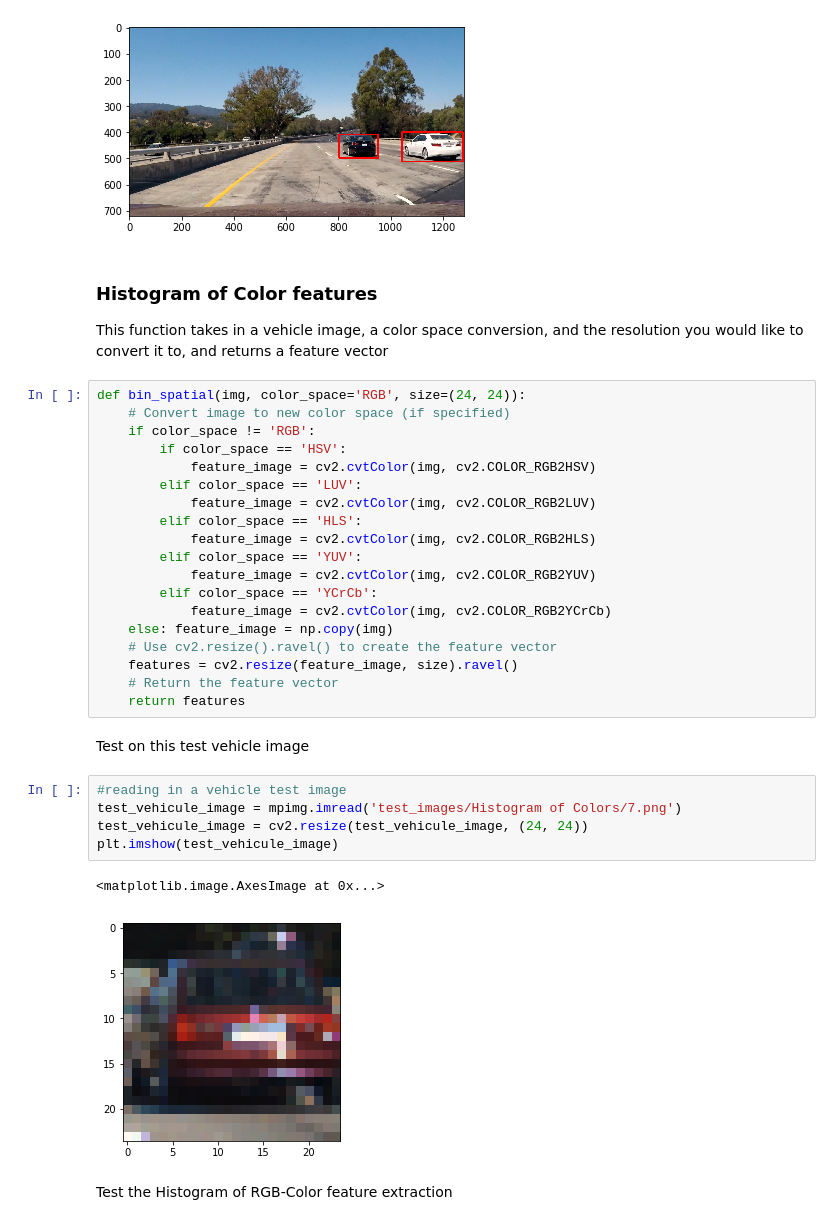
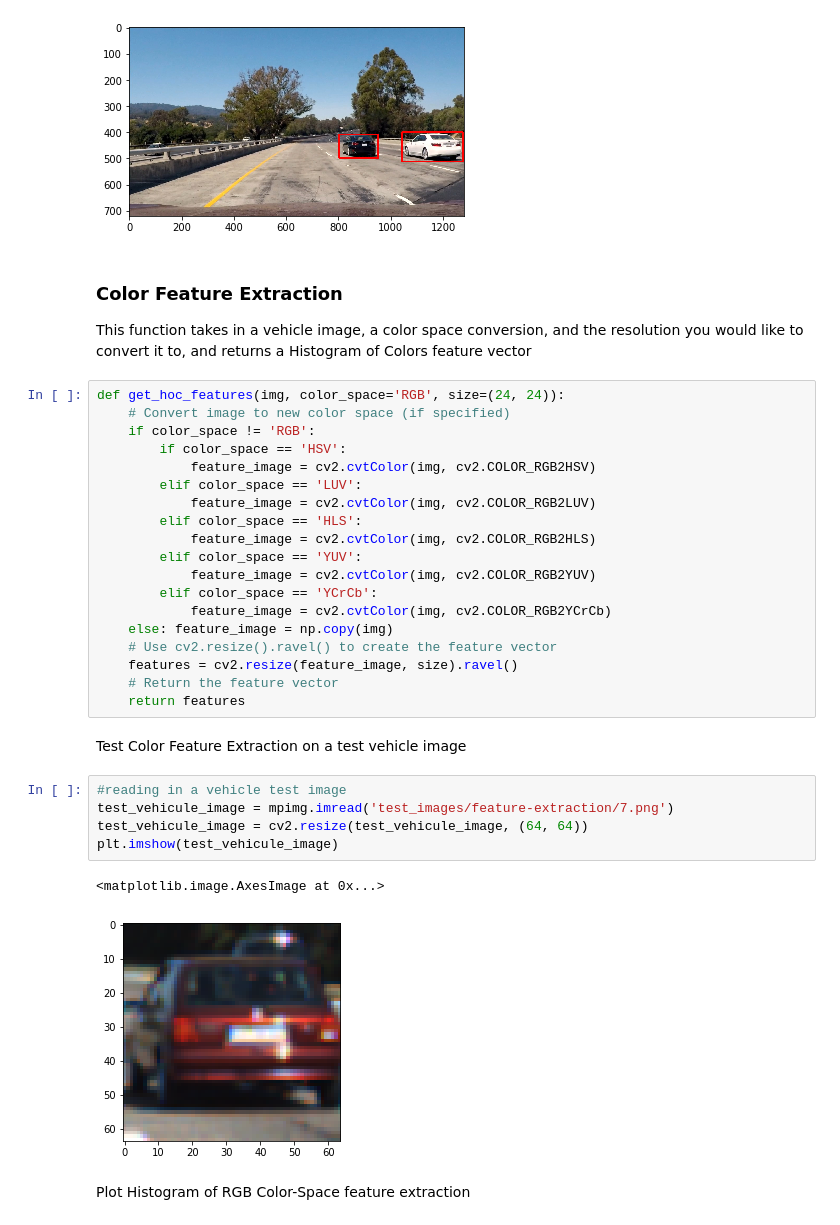
Before and after one commit to vinny-palumbo/AutonomousCars-VehicleDetection, a Jupyter notebook: pipeline.ipynb, the cells around one changed output. Saved outputs shown, nothing was run; the diff lists cells and outputs as text.

```diff
--- a/pipeline.ipynb
+++ b/pipeline.ipynb
@@ -66,10 +66,10 @@ plt.imshow(result)
 <matplotlib.image.AxesImage at 0x...>
 [figure]
 # %% [markdown]
-### Histogram of Color features
-This function takes in a vehicle image, a color space conversion, and the resolution you would like to convert it to, and returns a feature vector
+### Color Feature Extraction
+This function takes in a vehicle image, a color space conversion, and the resolution you would like to convert it to, and returns a Histogram of Colors feature vector
 # %%
-def bin_spatial(img, color_space='RGB', size=(24, 24)):
+def get_hoc_features(img, color_space='RGB', size=(24, 24)):
     # Convert image to new color space (if specified)
     if color_space != 'RGB':
         if color_space == 'HSV':
@@ -88,15 +88,15 @@ def bin_spatial(img, color_space='RGB', size=(24, 24)):
     # Return the feature vector
     return features
 # %% [markdown]
-Test on this test vehicle image
+Test Color Feature Extraction on a test vehicle image
 # %%
 #reading in a vehicle test image
-test_vehicule_image = mpimg.imread('test_images/Histogram of Colors/7.png')
-test_vehicule_image = cv2.resize(test_vehicule_image, (24, 24))
+test_vehicule_image = mpimg.imread('test_images/feature-extraction/7.png')
+test_vehicule_image = cv2.resize(test_vehicule_image, (64, 64))
 plt.imshow(test_vehicule_image)
 # %% [output]
 <matplotlib.image.AxesImage at 0x...>
-[figure, old version]
+[figure, new version]
 # %% [markdown]
-Test the Histogram of RGB-Color feature extraction
+Plot Histogram of RGB Color-Space feature extraction
 # %%
```
Also changed, not shown: parts of 10 cells of this notebook, 6 other files.
